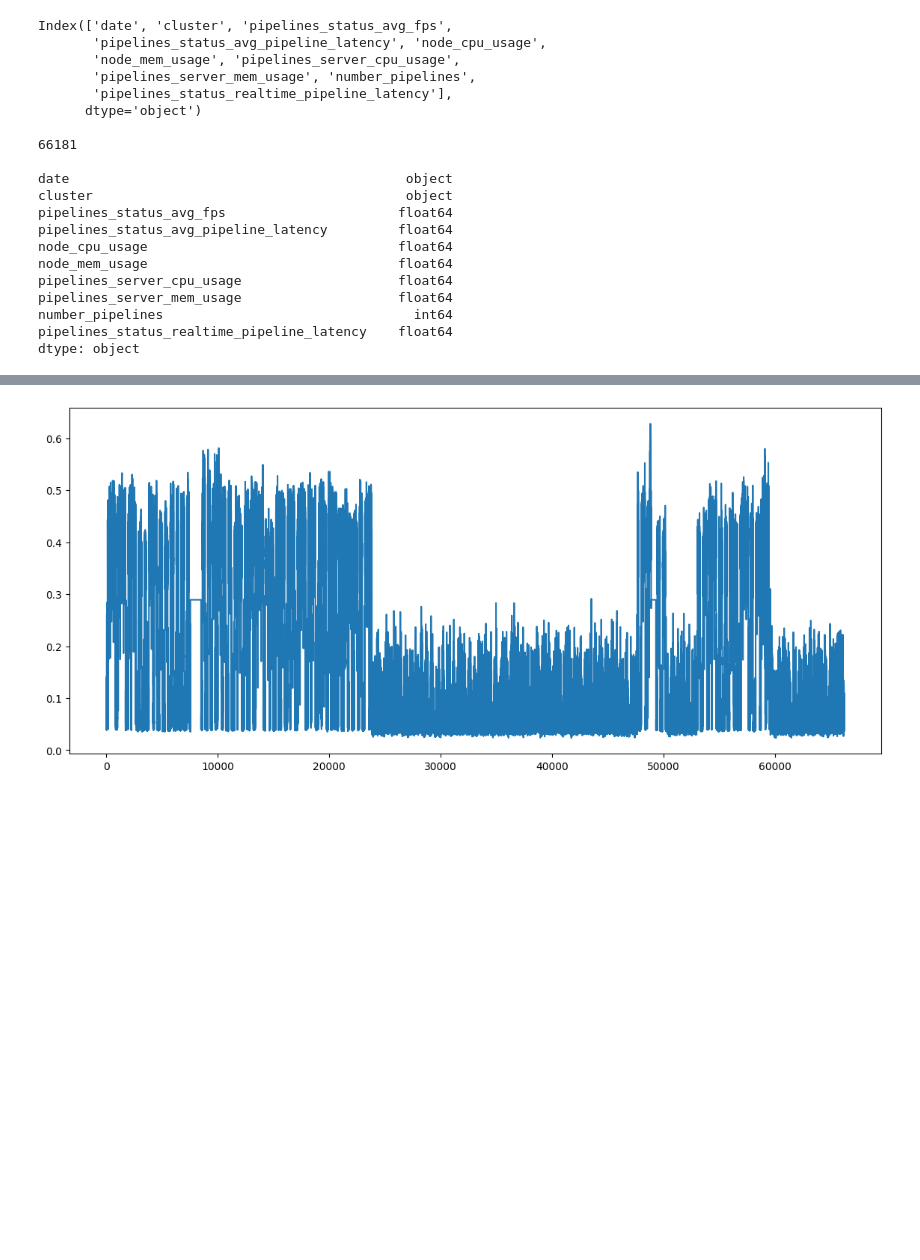
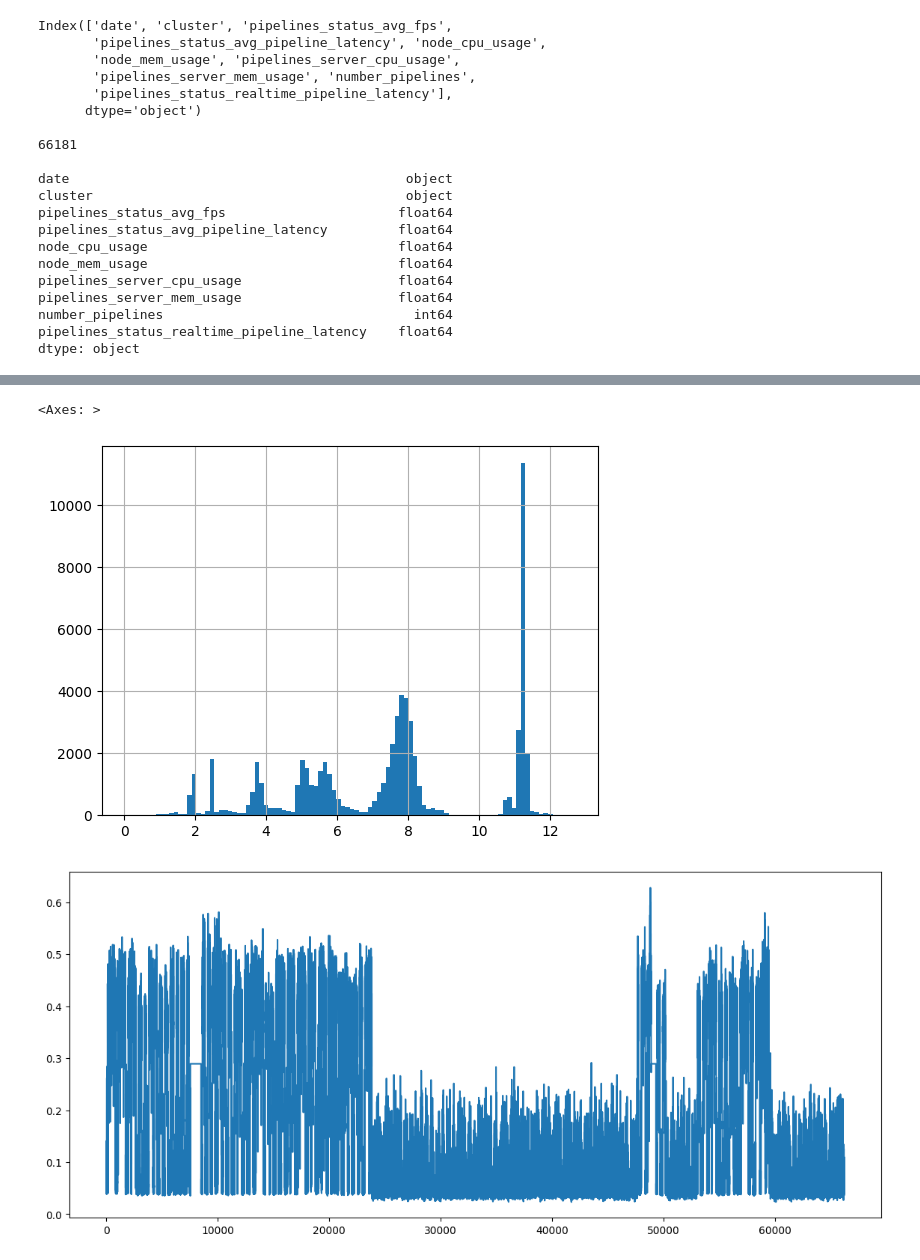
Before and after one commit to ProtossGP32/Time-Series-Library, a Jupyter notebook: result_analysis/regression_analysis.ipynb, the cells around one changed output, grey strips where cells are left out. Drawn from its saved outputs; the diff is of its cells as text; code cells hidden in the pictures; blank space fills up the shorter version.

```diff
--- a/result_analysis/regression_analysis.ipynb
+++ b/result_analysis/regression_analysis.ipynb
@@ -74,6 +84,11 @@ df.head()
 | 2 | 2025-07-29 09:02:00 | eb0e3eaa-b668-4ad6-bc10-2bb0eb7da259 | 15.091167 | 0.079892 | 6.263667 | 1.715416e+10 | ... |
 | 3 | 2025-07-29 09:02:30 | eb0e3eaa-b668-4ad6-bc10-2bb0eb7da259 | 15.058757 | 0.077550 | 6.390667 | 1.723684e+10 | ... |
 | 4 | 2025-07-29 09:03:00 | eb0e3eaa-b668-4ad6-bc10-2bb0eb7da259 | 15.036760 | 0.082188 | 6.353333 | 1.717032e+10 | ... |
+# %%
+df.pipelines_server_cpu_usage.hist(bins=100)
+# %% [output]
+<Axes: >
+[figure, added]
 # %%
 plt.figure(figsize=(14,6))
 plt.plot(df.index, df[TARGET])
```
Also changed, not shown: parts of 22 cells of this notebook, 5 other files.
